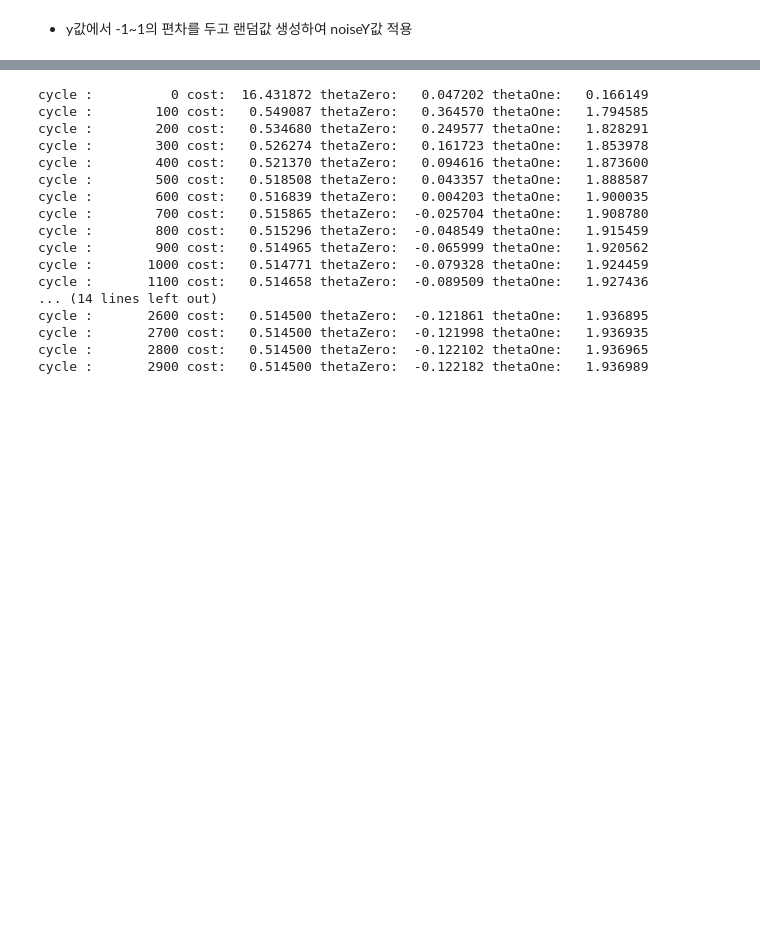
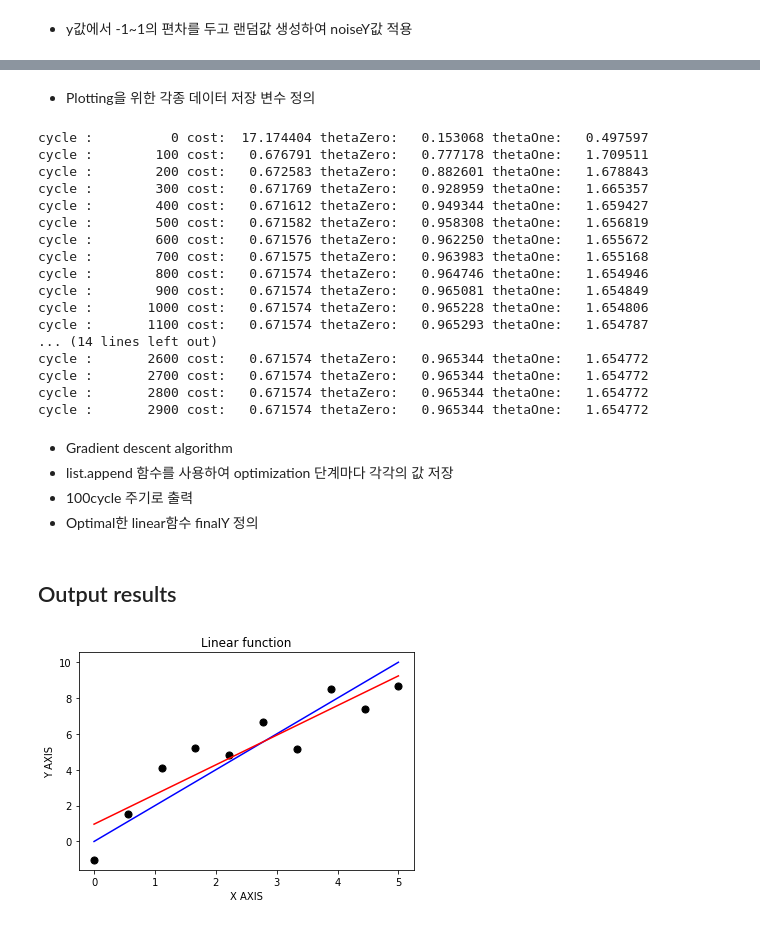
Before and after one commit to YangTaeSung/CAU-MachineLearning, a Jupyter notebook: assignment02.ipynb, the cells around one changed output, grey strips where cells are left out. Drawn from its saved outputs; the diff is of its cells as text; code cells hidden in the pictures; blank space fills up the shorter version.

```diff
--- a/assignment02.ipynb
+++ b/assignment02.ipynb
@@ -46,6 +47,8 @@ iForGraph = []
 jFor3D = []
 thetaOneFor3D = []
 thetaZeroFor3D = []
+# %% [markdown]
+* Plotting을 위한 각종 데이터 저장 변수 정의
 # %%
 for i in range(cycle):
 
@@ -63,22 +66,40 @@ for i in range(cycle):
   if i % 100 == 0:
         print('cycle : {:10d} cost: {:10f} thetaZero: {:10f} thetaOne: {:10f}'.format(i, j,thetaZero, thetaOne))
 
-testY = thetaOne * x + thetaZero
+finalY = thetaOne * x + thetaZero
 # %% [output]
-cycle :          0 cost:  16.431872 thetaZero:   0.047202 thetaOne:   0.166149
-cycle :        100 cost:   0.549087 thetaZero:   0.364570 thetaOne:   1.794585
-cycle :        200 cost:   0.534680 thetaZero:   0.249577 thetaOne:   1.828291
-cycle :        300 cost:   0.526274 thetaZero:   0.161723 thetaOne:   1.853978
-cycle :        400 cost:   0.521370 thetaZero:   0.094616 thetaOne:   1.873600
-cycle :        500 cost:   0.518508 thetaZero:   0.043357 thetaOne:   1.888587
-cycle :        600 cost:   0.516839 thetaZero:   0.004203 thetaOne:   1.900035
-cycle :        700 cost:   0.515865 thetaZero:  -0.025704 thetaOne:   1.908780
-cycle :        800 cost:   0.515296 thetaZero:  -0.048549 thetaOne:   1.915459
-cycle :        900 cost:   0.514965 thetaZero:  -0.065999 thetaOne:   1.920562
-cycle :       1000 cost:   0.514771 thetaZero:  -0.079328 thetaOne:   1.924459
-cycle :       1100 cost:   0.514658 thetaZero:  -0.089509 thetaOne:   1.927436
+cycle :          0 cost:  17.174404 thetaZero:   0.153068 thetaOne:   0.497597
+cycle :        100 cost:   0.676791 thetaZero:   0.777178 thetaOne:   1.709511
+cycle :        200 cost:   0.672583 thetaZero:   0.882601 thetaOne:   1.678843
+cycle :        300 cost:   0.671769 thetaZero:   0.928959 thetaOne:   1.665357
+cycle :        400 cost:   0.671612 thetaZero:   0.949344 thetaOne:   1.659427
+cycle :        500 cost:   0.671582 thetaZero:   0.958308 thetaOne:   1.656819
+cycle :        600 cost:   0.671576 thetaZero:   0.962250 thetaOne:   1.655672
+cycle :        700 cost:   0.671575 thetaZero:   0.963983 thetaOne:   1.655168
+cycle :        800 cost:   0.671574 thetaZero:   0.964746 thetaOne:   1.654946
+cycle :        900 cost:   0.671574 thetaZero:   0.965081 thetaOne:   1.654849
+cycle :       1000 cost:   0.671574 thetaZero:   0.965228 thetaOne:   1.654806
+cycle :       1100 cost:   0.671574 thetaZero:   0.965293 thetaOne:   1.654787
 ... (14 lines left out)
-cycle :       2600 cost:   0.514500 thetaZero:  -0.121861 thetaOne:   1.936895
-cycle :       2700 cost:   0.514500 thetaZero:  -0.121998 thetaOne:   1.936935
-cycle :       2800 cost:   0.514500 thetaZero:  -0.122102 thetaOne:   1.936965
-cycle :       2900 cost:   0.514500 thetaZero:  -0.122182 thetaOne:   1.936989
+cycle :       2600 cost:   0.671574 thetaZero:   0.965344 thetaOne:   1.654772
+cycle :       2700 cost:   0.671574 thetaZero:   0.965344 thetaOne:   1.654772
+cycle :       2800 cost:   0.671574 thetaZero:   0.965344 thetaOne:   1.654772
+cycle :       2900 cost:   0.671574 thetaZero:   0.965344 thetaOne:   1.654772
+# %% [markdown]
+* Gradient descent algorithm
+* list.append 함수를 사용하여 optimization 단계마다 각각의 값 저장
+* 100cycle 주기로 출력
+* Optimal한 linear함수 finalY 정의
+# %% [markdown]
+## Output results
+# %%
+# Plotting the output results
+plt.plot(x, y, "BLUE")
+plt.plot(x, finalY, "RED")
+plt.scatter(x,noiseY,c='black', s=50)
+plt.title('Linear function')
+plt.xlabel('X AXIS')
+plt.ylabel('Y AXIS')
+plt.show()
+# %% [output]
+[figure, added]
```
Also changed, not shown: parts of 15 cells of this notebook.
